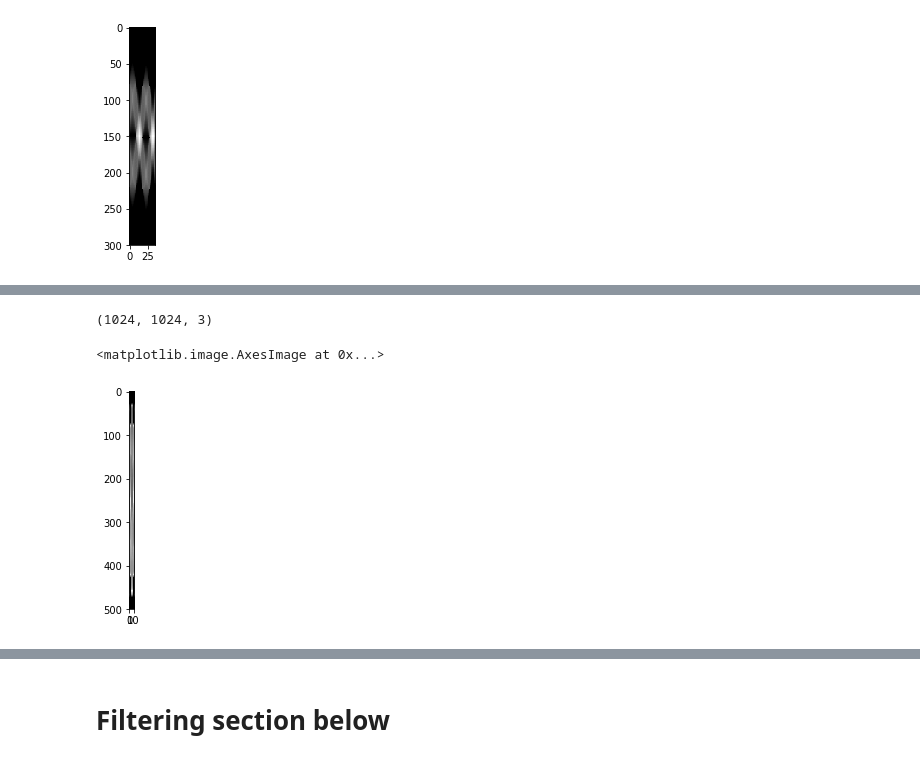
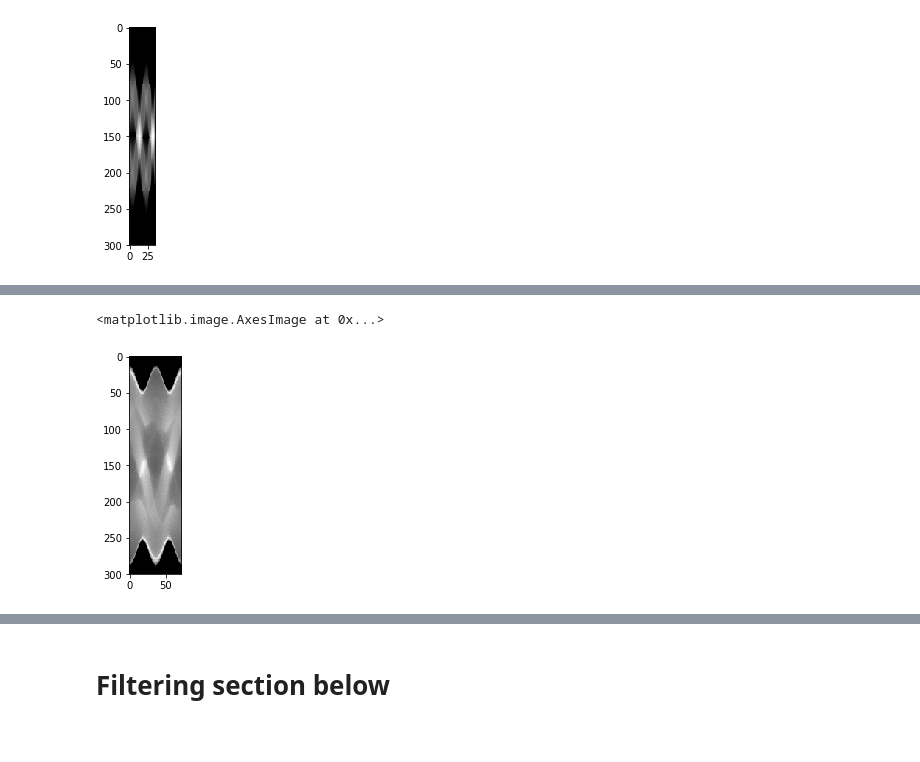
Before and after one commit to damianhorna/backprojection-tomography, a Jupyter notebook: sinogram.ipynb, the cells around one changed output, grey strips where cells are left out. Drawn from its saved outputs; the diff is of its cells as text; code cells hidden in the pictures.

```diff
--- a/sinogram.ipynb
+++ b/sinogram.ipynb
@@ -212,12 +166,11 @@ plt.imshow(restore_picture(sinogram, lines, img.shape), cmap='gray')
 # %%
 img = plt.imread('img/hgw.jpg')
-print(img.shape)
-sinogram, lines = gen_sinogram(500, 1000, 30, img)
+img = cv2.resize(img, (250,250))
+sinogram, lines = gen_sinogram(300, math.pi/2, 5, img)
 plt.imshow(sinogram, cmap='gray')
 # %% [output]
-(1024, 1024, 3)
+<matplotlib.image.AxesImage at 0x...>
-<matplotlib.image.AxesImage at 0x...>
-[figure, old version]
+[figure, new version]
 # %%
 plt.imshow(restore_picture(sinogram, lines, img.shape), cmap='gray')
 # %% [output]
```
Also changed, not shown: parts of 24 cells of this notebook.
